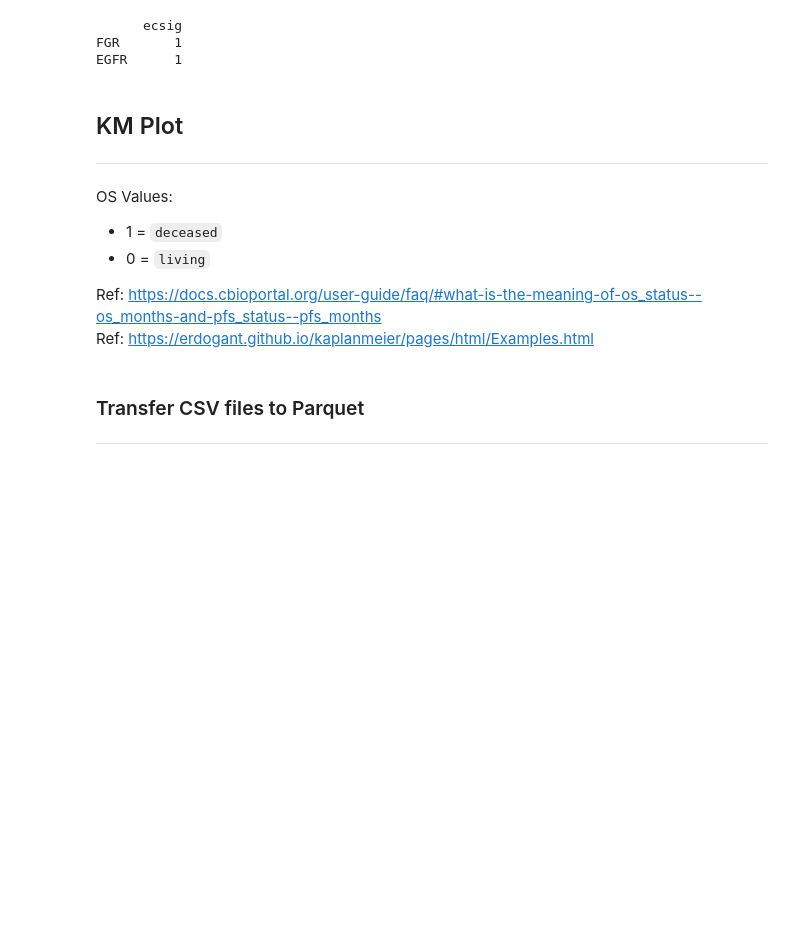
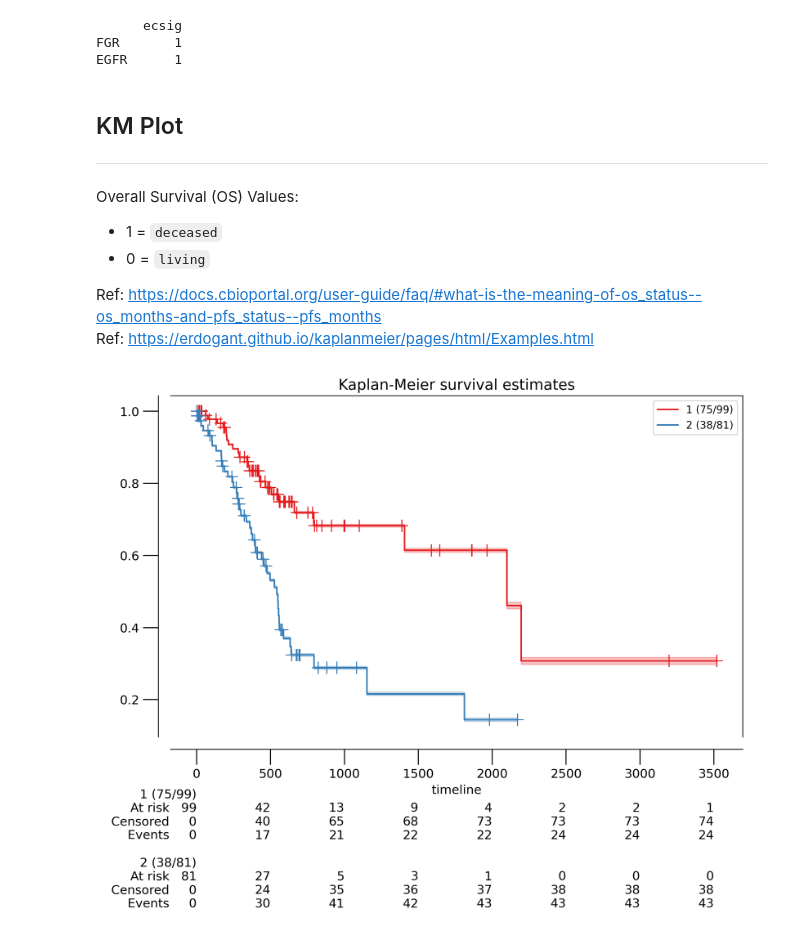
Before and after one commit to erincameron11/survival-analysis-tool, a Jupyter notebook: DataAnalysis.ipynb, the cells around one changed output. Cells and saved outputs as stored; diff of their text form; code cells hidden in the pictures; blank space fills up the shorter version.

```diff
--- a/DataAnalysis.ipynb
+++ b/DataAnalysis.ipynb
@@ -389,7 +412,7 @@ auc_mtx = aucell(merged_trimmed_df, regulons_df)
 
 ---
 
-OS Values:
+Overall Survival (OS) Values:
 * 1 = `deceased`
 * 0 = `living`
 
@@ -400,31 +424,33 @@ import kaplanmeier as km
 # %%
 # EXAMPLE: https://erdogant.github.io/kaplanmeier/pages/html/Examples.html
-time_event = df_survival_phenotype_filtered_ordered['OS.time']
-censoring = df_survival_phenotype_filtered_ordered['OS']
-y = df['group']
+# Import example data
+example_df = km.example_data()
 
-print(df)
-#       time  Died  group
+# Data
+time_event = example_df['time']
+censoring = example_df['Died']
+y = example_df['group']
+
+# print(example_df)
+# time  Died  group
 # 0     485     0      1
 # 1     526     1      2
 # 2     588     1      2
 # 3     997     0      1
 # 4     426     1      1
 # ..    ...   ...    ...
 # 175   183     0      1
 # 176  3196     0      1
 # 177   457     1      2
 # 178  2100     1      1
 # 179   376     0      1
 #
 # [180 rows x 3 columns]
 
 # Compute Survival
 results = km.fit(time_event, censoring, y)
 
 # Plot
-km.plot(results)
+km_plot = km.plot(results, savepath='testing.png', title='Kaplan-Meier survival estimates', dpi=300)
+# %% [output]
+[figure, added]
-# %% [markdown]
-### Transfer CSV files to Parquet
-
----
```
Also changed, not shown: parts of 20 cells of this notebook, 1 other file.
